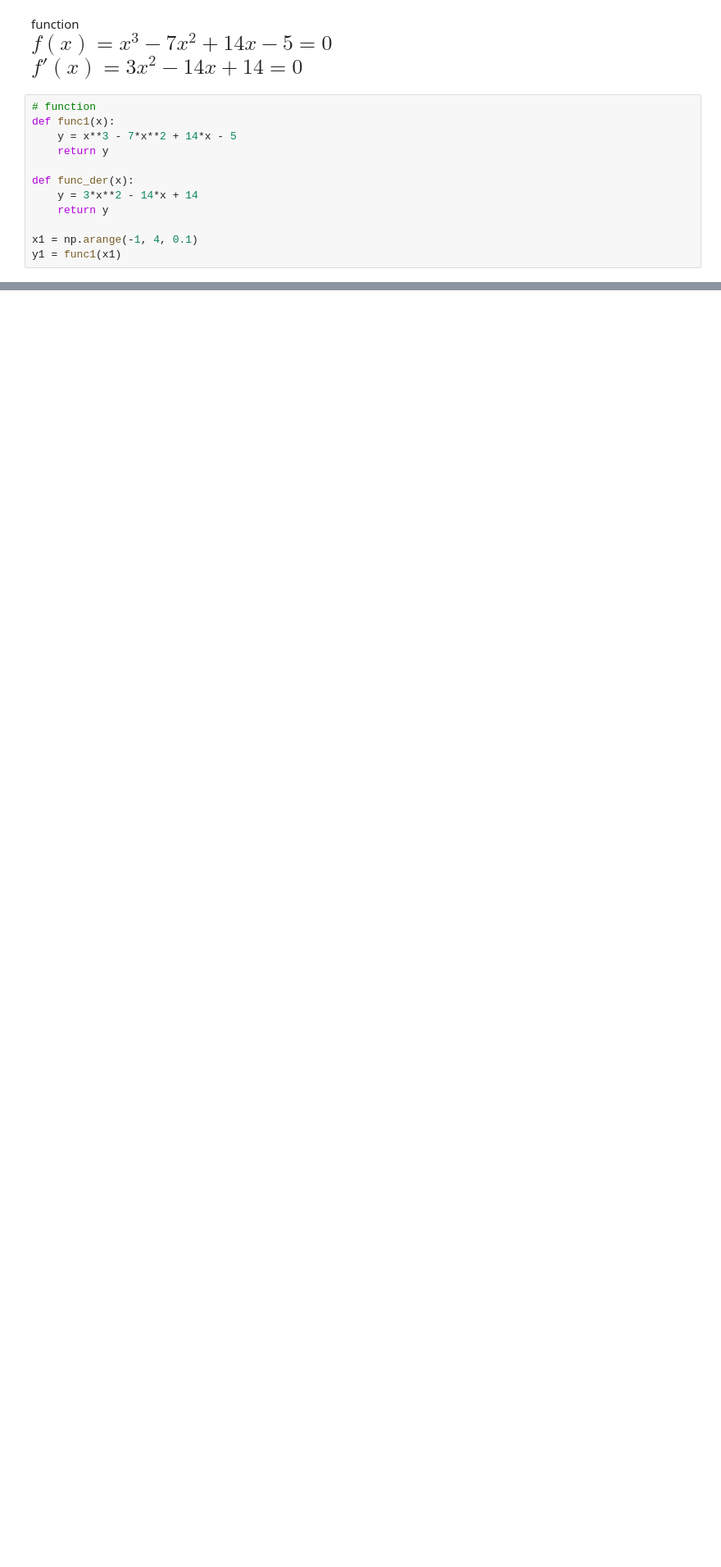
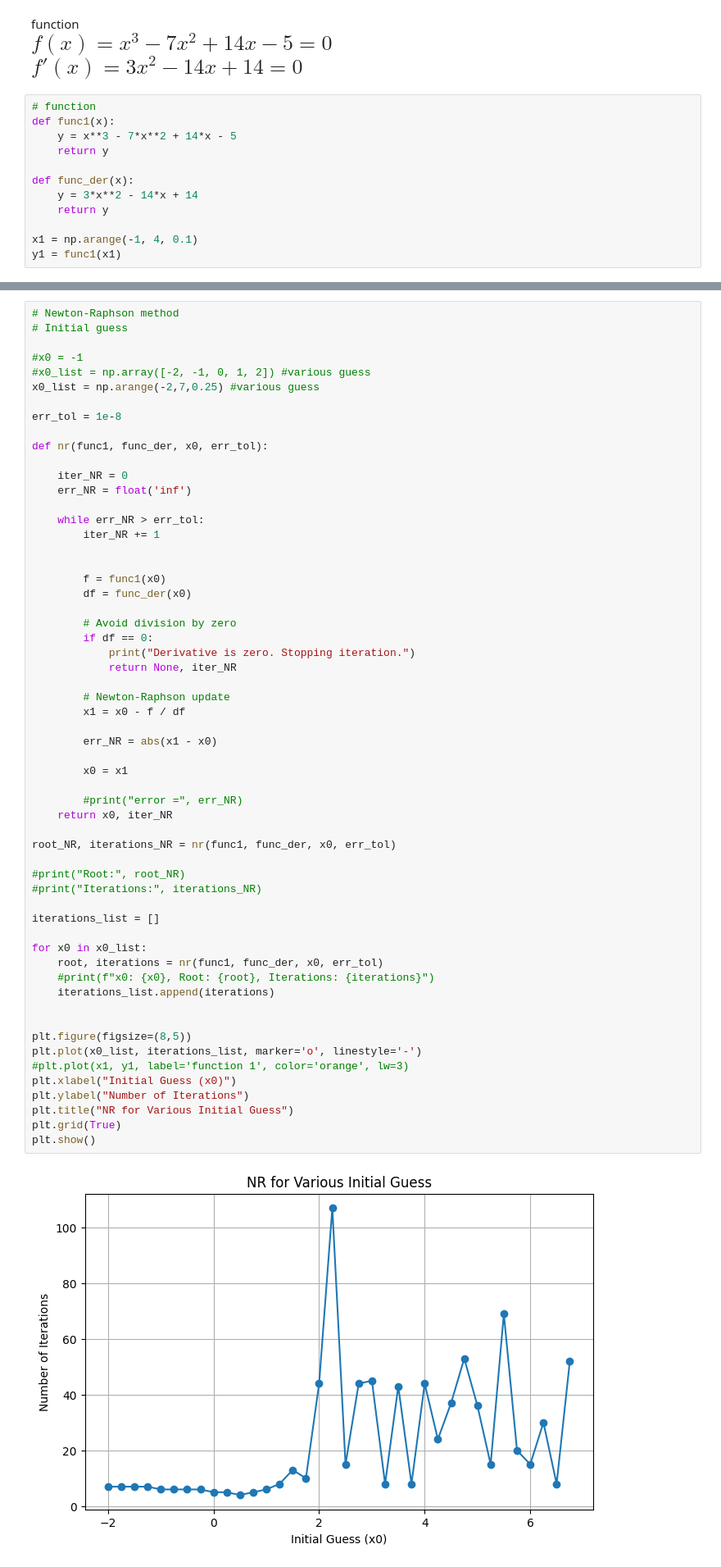
Before and after one commit to galih123star/computational2026, a Jupyter notebook: HW02/HW02_CPA.ipynb, the cells around one changed output, grey strips where cells are left out. Shown at 82% size. Cells and saved outputs as stored; diff of their text form; blank space fills up the shorter version.

```diff
--- a/HW02/HW02_CPA.ipynb
+++ b/HW02/HW02_CPA.ipynb
@@ -84,2 +75,62 @@ error = 7.450580596923828e-09
 Root: 0.4531817212700844
 Iterations: 27
+# %%
+# Newton-Raphson method
+# Initial guess
+
+#x0 = -1
+#x0_list = np.array([-2, -1, 0, 1, 2]) #various guess
+x0_list = np.arange(-2,7,0.25) #various guess
+
+err_tol = 1e-8
+
+def nr(func1, func_der, x0, err_tol):
+
+    iter_NR = 0
+    err_NR = float('inf')
+
+    while err_NR > err_tol:
+        iter_NR += 1
+
+
+        f = func1(x0)
+        df = func_der(x0)
+
+        # Avoid division by zero
+        if df == 0:
+            print("Derivative is zero. Stopping iteration.")
+            return None, iter_NR
+
+        # Newton-Raphson update
+        x1 = x0 - f / df
+
+        err_NR = abs(x1 - x0)
+
+        x0 = x1
+
+        #print("error =", err_NR)
+    return x0, iter_NR
+
+root_NR, iterations_NR = nr(func1, func_der, x0, err_tol)
+
+#print("Root:", root_NR)
+#print("Iterations:", iterations_NR)
+
+iterations_list = []
+
+for x0 in x0_list:
+    root, iterations = nr(func1, func_der, x0, err_tol)
+    #print(f"x0: {x0}, Root: {root}, Iterations: {iterations}")
+    iterations_list.append(iterations)
+
+
+plt.figure(figsize=(8,5))
+plt.plot(x0_list, iterations_list, marker='o', linestyle='-')
+#plt.plot(x1, y1, label='function 1', color='orange', lw=3)
+plt.xlabel("Initial Guess (x0)")
+plt.ylabel("Number of Iterations")
+plt.title("NR for Various Initial Guess")
+plt.grid(True)
+plt.show()
+# %% [output]
+[figure, added]
```
Also changed, not shown: parts of 3 cells of this notebook.
